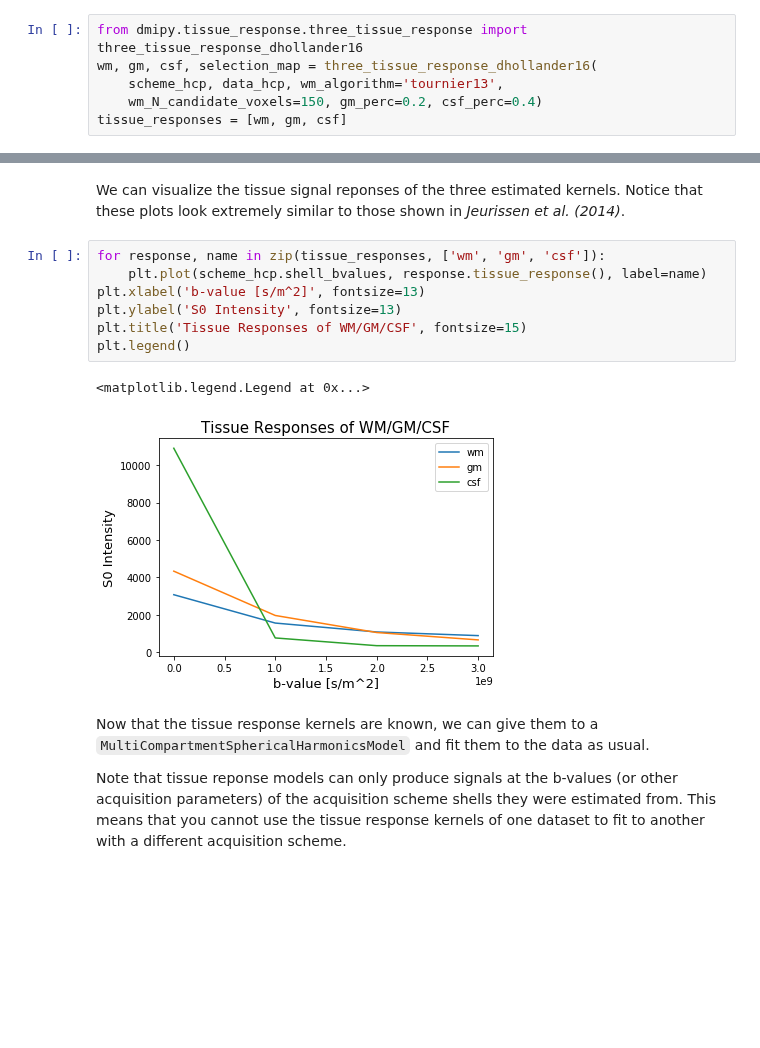
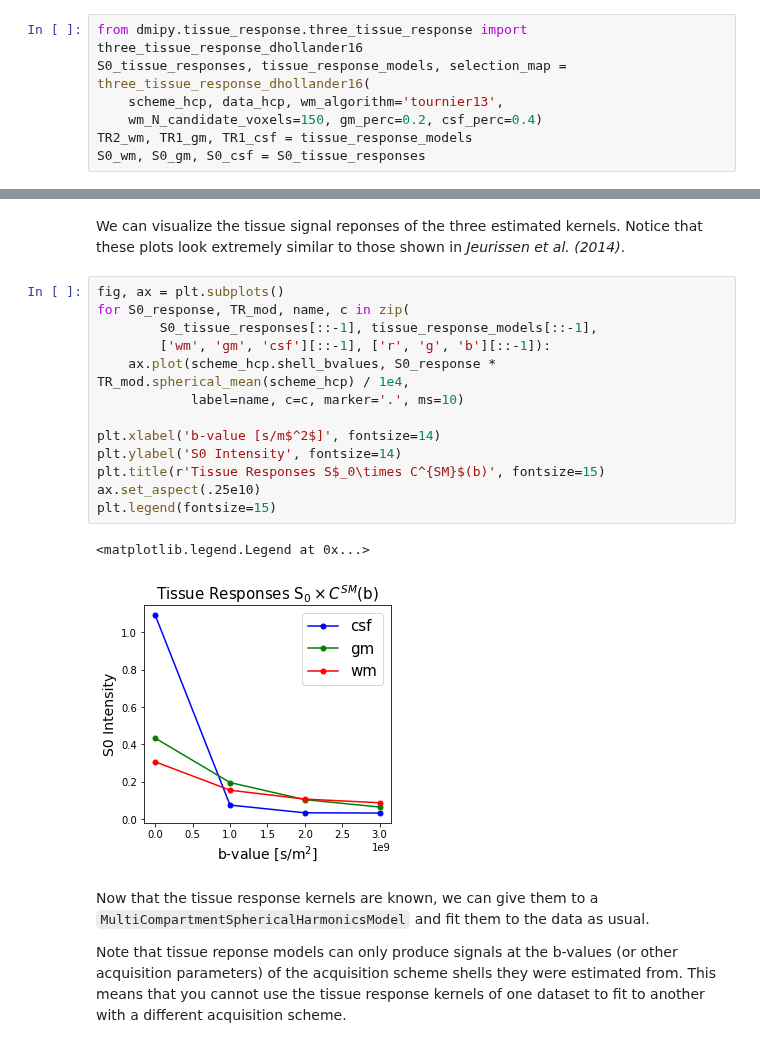
Before and after one commit to AthenaEPI/dmipy, a Jupyter notebook: examples/example_multi_tissue_constrained_spherical_deconvolution.ipynb, the cells around one changed output, grey strips where cells are left out. Cells and saved outputs as stored; diff of their text form; blank space fills up the shorter version.

```diff
--- a/examples/example_multi_tissue_constrained_spherical_deconvolution.ipynb
+++ b/examples/example_multi_tissue_constrained_spherical_deconvolution.ipynb
@@ -35,9 +35,10 @@ To estimate the white matter response function, we can modularly choose any avai
 In the following commands we generate the three response functions, and change some of the default dhollander16 parameters to account for that we're only fitting a single slice instead of a whole brain:
 # %%
 from dmipy.tissue_response.three_tissue_response import three_tissue_response_dhollander16
-wm, gm, csf, selection_map = three_tissue_response_dhollander16(
+S0_tissue_responses, tissue_response_models, selection_map = three_tissue_response_dhollander16(
     scheme_hcp, data_hcp, wm_algorithm='tournier13',
     wm_N_candidate_voxels=150, gm_perc=0.2, csf_perc=0.4)
-tissue_responses = [wm, gm, csf]
+TR2_wm, TR1_gm, TR1_csf = tissue_response_models
+S0_wm, S0_gm, S0_csf = S0_tissue_responses
 # %% [output]
 Tournier13 white matter response iteration 1
@@ -74,15 +75,21 @@ plt.title('Selected tissue response voxels', fontsize=15);
 # %% [markdown]
 We can visualize the tissue signal reponses of the three estimated kernels. Notice that these plots look extremely similar to those shown in *Jeurissen et al. (2014)*.
 # %%
-for response, name in zip(tissue_responses, ['wm', 'gm', 'csf']):
-    plt.plot(scheme_hcp.shell_bvalues, response.tissue_response(), label=name)
-plt.xlabel('b-value [s/m^2]', fontsize=13)
-plt.ylabel('S0 Intensity', fontsize=13)
-plt.title('Tissue Responses of WM/GM/CSF', fontsize=15)
-plt.legend()
+fig, ax = plt.subplots()
+for S0_response, TR_mod, name, c in zip(
+        S0_tissue_responses[::-1], tissue_response_models[::-1],
+        ['wm', 'gm', 'csf'][::-1], ['r', 'g', 'b'][::-1]):
+    ax.plot(scheme_hcp.shell_bvalues, S0_response * TR_mod.spherical_mean(scheme_hcp) / 1e4,
+            label=name, c=c, marker='.', ms=10)
+
+plt.xlabel('b-value [s/m$^2$]', fontsize=14)
+plt.ylabel('S0 Intensity', fontsize=14)
+plt.title(r'Tissue Responses S$_0\times C^{SM}$(b)', fontsize=15)
+ax.set_aspect(.25e10)
+plt.legend(fontsize=15)
 # %% [output]
 <matplotlib.legend.Legend at 0x...>
-[figure, old version]
+[figure, new version]
 # %% [markdown]
 Now that the tissue response kernels are known, we can give them to a `MultiCompartmentSphericalHarmonicsModel` and fit them to the data as usual.
 
```
Also changed, not shown: parts of 4 cells of this notebook, 18 other files.
